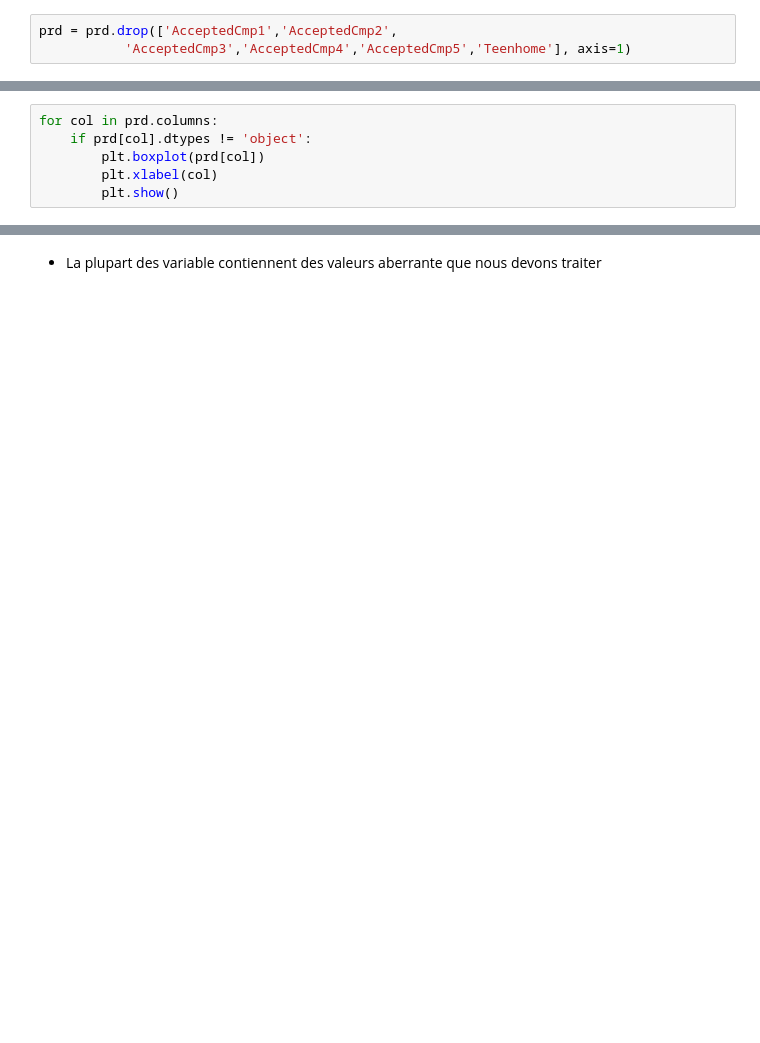
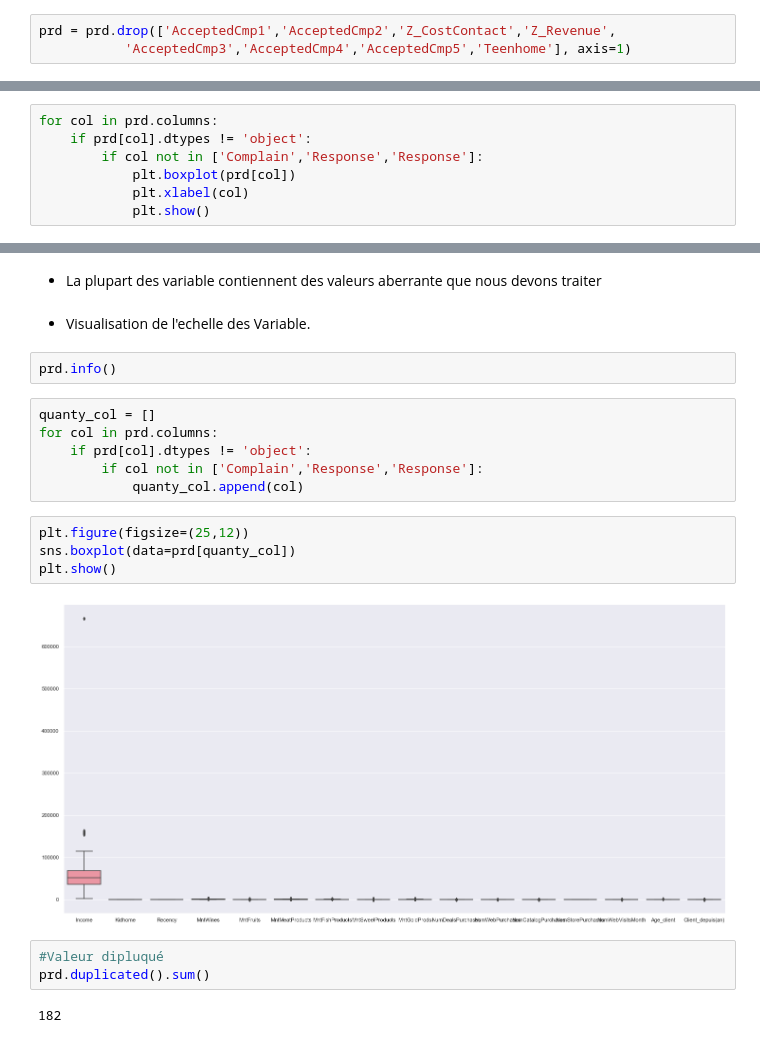
Before and after one commit to kevinDlan/Segmentation_Simplon_Online, a Jupyter notebook: Index.ipynb, the cells around one changed output, grey strips where cells are left out. Cells and saved outputs as stored; diff of their text form; blank space fills up the shorter version.

```diff
--- a/Index.ipynb
+++ b/Index.ipynb
@@ -343,7 +351,7 @@ prd.head()
 # %%
 prd = prd.drop('ID',axis=1)
 # %%
-prd = prd.drop(['AcceptedCmp1','AcceptedCmp2',
+prd = prd.drop(['AcceptedCmp1','AcceptedCmp2','Z_CostContact','Z_Revenue',
            'AcceptedCmp3','AcceptedCmp4','AcceptedCmp5','Teenhome'], axis=1)
 # %%
 prd['Age_client'] = 2020 - prd['Year_Birth']
@@ -353,9 +371,10 @@ prd = prd.drop(['Year_Birth','Dt_Customer'], axis=1)
 # %%
 for col in prd.columns:
     if prd[col].dtypes != 'object':
-        plt.boxplot(prd[col])
-        plt.xlabel(col)
-        plt.show()
+        if col not in ['Complain','Response','Response']:
+            plt.boxplot(prd[col])
+            plt.xlabel(col)
+            plt.show()
 # %% [output]
 [figure]
 [figure]
@@ -373,2 +392,23 @@ for col in prd.columns:
 # %% [markdown]
 - La plupart des variable contiennent des valeurs aberrante que nous devons traiter
+# %% [markdown]
+ * Visualisation de l'echelle des Variable.
+# %%
+prd.info()
+# %%
+quanty_col = []
+for col in prd.columns:
+    if prd[col].dtypes != 'object':
+        if col not in ['Complain','Response','Response']:
+            quanty_col.append(col)
+# %%
+plt.figure(figsize=(25,12))
+sns.boxplot(data=prd[quanty_col])
+plt.show()
+# %% [output]
+[figure, added]
+# %%
+#Valeur dipluqué
+prd.duplicated().sum()
+# %% [output]
+182
```
Also changed, not shown: parts of 8 cells of this notebook.
